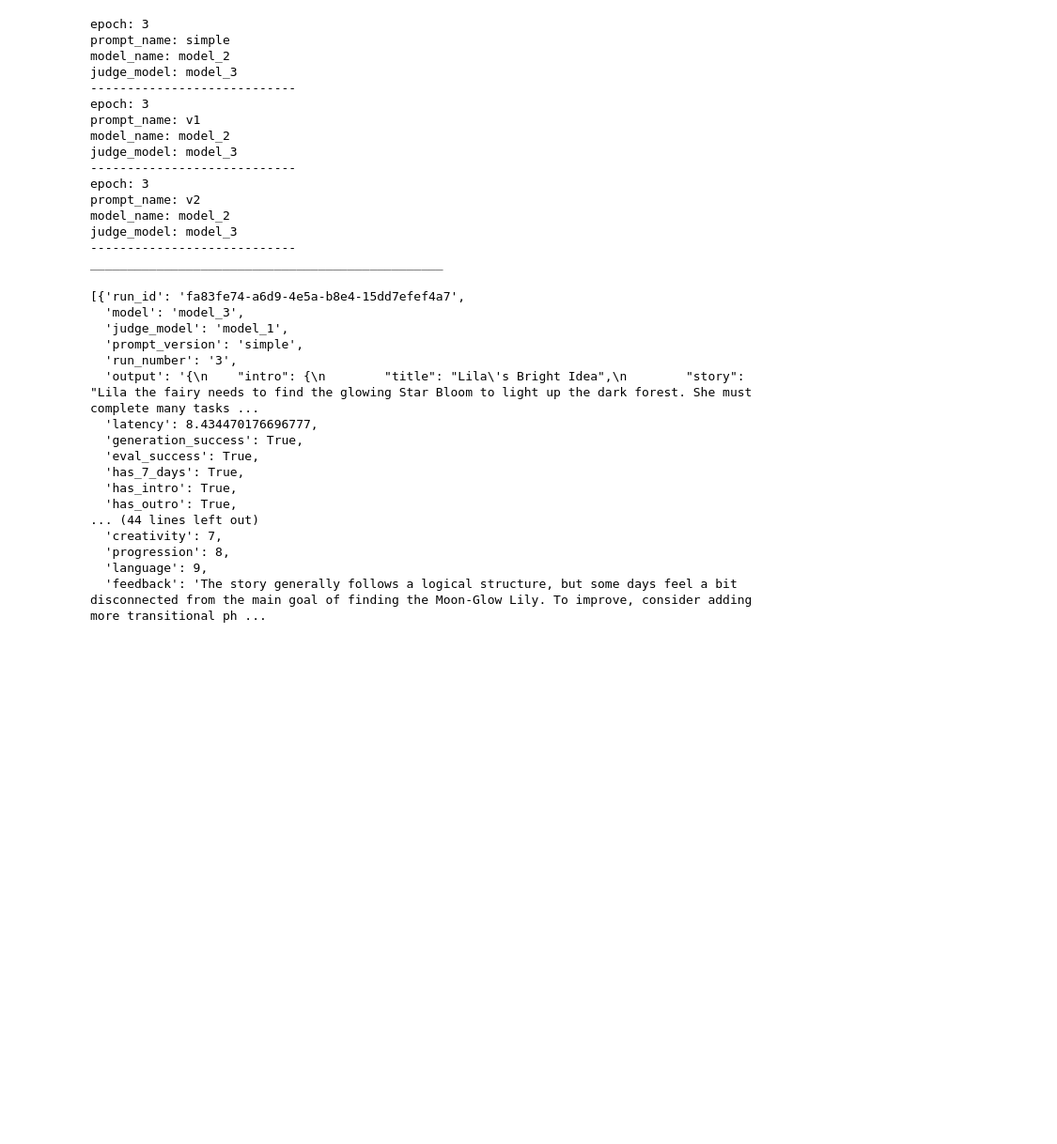
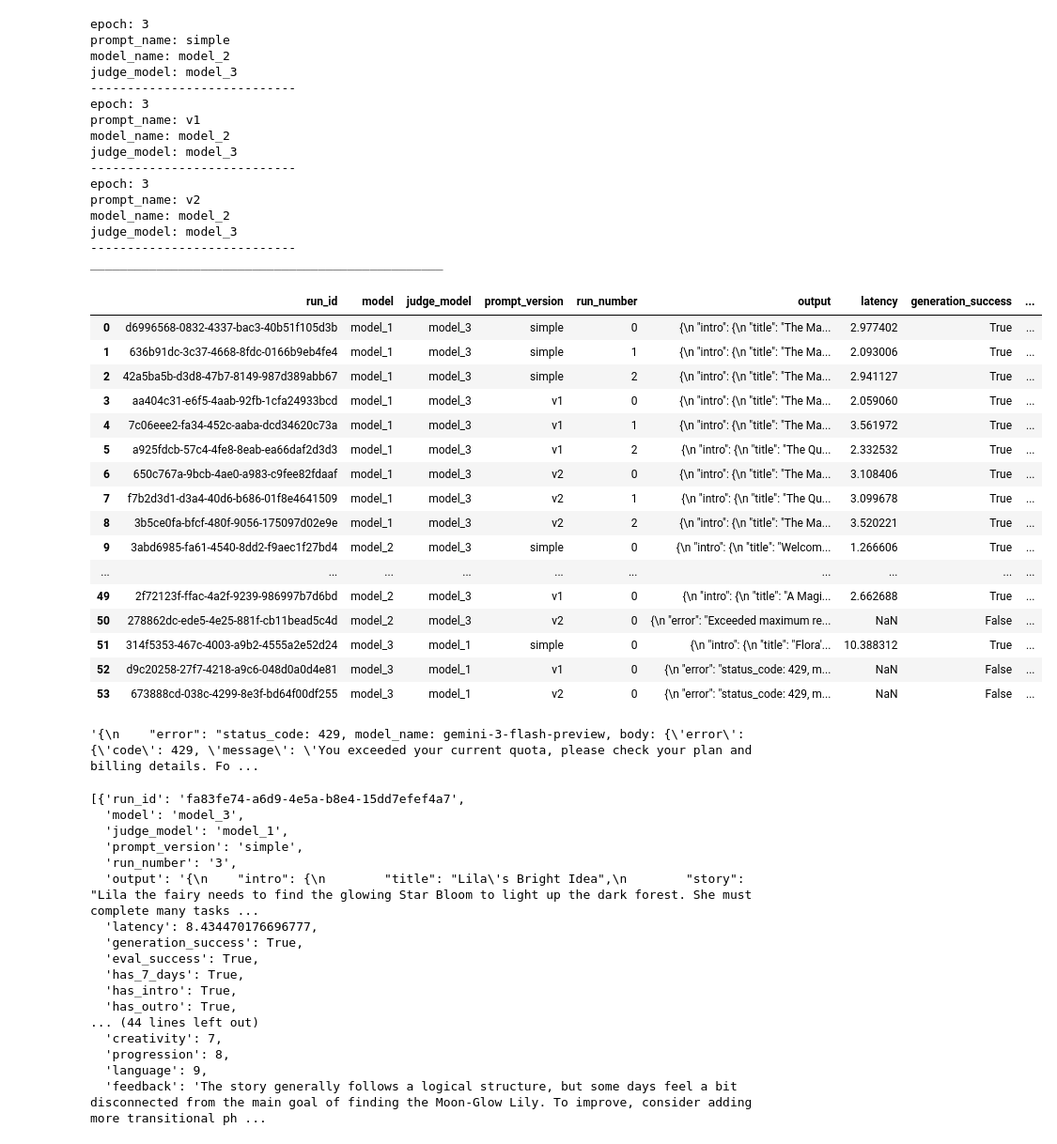
Before and after one commit to waad-moaness/AI_story_generator, a Jupyter notebook: llm_evaluation.ipynb, the cells around one changed output. Shown at 94% size. Cells and saved outputs as stored; diff of their text form; code cells hidden in the pictures; blank space fills up the shorter version.

```diff
--- a/llm_evaluation.ipynb
+++ b/llm_evaluation.ipynb
@@ -658,6 +632,31 @@ model_name: model_2
 judge_model: model_3
 ----------------------------
 ________________________________________________
+# %%
+df = pd.read_csv("checkpoint1.csv")
+df
+# %% [output]
+|  | run_id | model | judge_model | prompt_version | run_number | output | latency | generation_success | ... |
+| 0 | d6996568-0832-4337-bac3-40b51f105d3b | model_1 | model_3 | simple | 0 | {\n "intro": {\n "title": "The Ma... | 2.977402 | True | ... |
+| 1 | 636b91dc-3c37-4668-8fdc-0166b9eb4fe4 | model_1 | model_3 | simple | 1 | {\n "intro": {\n "title": "The Ma... | 2.093006 | True | ... |
+| 2 | 42a5ba5b-d3d8-47b7-8149-987d389abb67 | model_1 | model_3 | simple | 2 | {\n "intro": {\n "title": "The Ma... | 2.941127 | True | ... |
+| 3 | aa404c31-e6f5-4aab-92fb-1cfa24933bcd | model_1 | model_3 | v1 | 0 | {\n "intro": {\n "title": "The Ma... | 2.059060 | True | ... |
+| 4 | 7c06eee2-fa34-452c-aaba-dcd34620c73a | model_1 | model_3 | v1 | 1 | {\n "intro": {\n "title": "The Ma... | 3.561972 | True | ... |
+| 5 | a925fdcb-57c4-4fe8-8eab-ea66daf2d3d3 | model_1 | model_3 | v1 | 2 | {\n "intro": {\n "title": "The Qu... | 2.332532 | True | ... |
+| 6 | 650c767a-9bcb-4ae0-a983-c9fee82fdaaf | model_1 | model_3 | v2 | 0 | {\n "intro": {\n "title": "The Ma... | 3.108406 | True | ... |
+| 7 | f7b2d3d1-d3a4-40d6-b686-01f8e4641509 | model_1 | model_3 | v2 | 1 | {\n "intro": {\n "title": "The Qu... | 3.099678 | True | ... |
+| 8 | 3b5ce0fa-bfcf-480f-9056-175097d02e9e | model_1 | model_3 | v2 | 2 | {\n "intro": {\n "title": "The Ma... | 3.520221 | True | ... |
+| 9 | 3abd6985-fa61-4540-8dd2-f9aec1f27bd4 | model_2 | model_3 | simple | 0 | {\n "intro": {\n "title": "Welcom... | 1.266606 | True | ... |
+| ... | ... | ... | ... | ... | ... | ... | ... | ... | ... |
+| 49 | 2f72123f-ffac-4a2f-9239-986997b7d6bd | model_2 | model_3 | v1 | 0 | {\n "intro": {\n "title": "A Magi... | 2.662688 | True | ... |
+| 50 | 278862dc-ede5-4e25-881f-cb11bead5c4d | model_2 | model_3 | v2 | 0 | {\n "error": "Exceeded maximum re... | NaN | False | ... |
+| 51 | 314f5353-467c-4003-a9b2-4555a2e52d24 | model_3 | model_1 | simple | 0 | {\n "intro": {\n "title": "Flora'... | 10.388312 | True | ... |
+| 52 | d9c20258-27f7-4218-a9c6-048d0a0d4e81 | model_3 | model_1 | v1 | 0 | {\n "error": "status_code: 429, m... | NaN | False | ... |
+| 53 | 673888cd-038c-4299-8e3f-bd64f00df255 | model_3 | model_1 | v2 | 0 | {\n "error": "status_code: 429, m... | NaN | False | ... |
+# %%
+df.iloc[52,5]
+# %% [output]
+'{\n    "error": "status_code: 429, model_name: gemini-3-flash-preview, body: {\'error\': {\'code\': 429, \'message\': \'You exceeded your current quota, please check your plan and billing details. Fo ...
 # %%
 results
 # %% [output]
```
Also changed, not shown: parts of 6 cells of this notebook, 1 other file.
